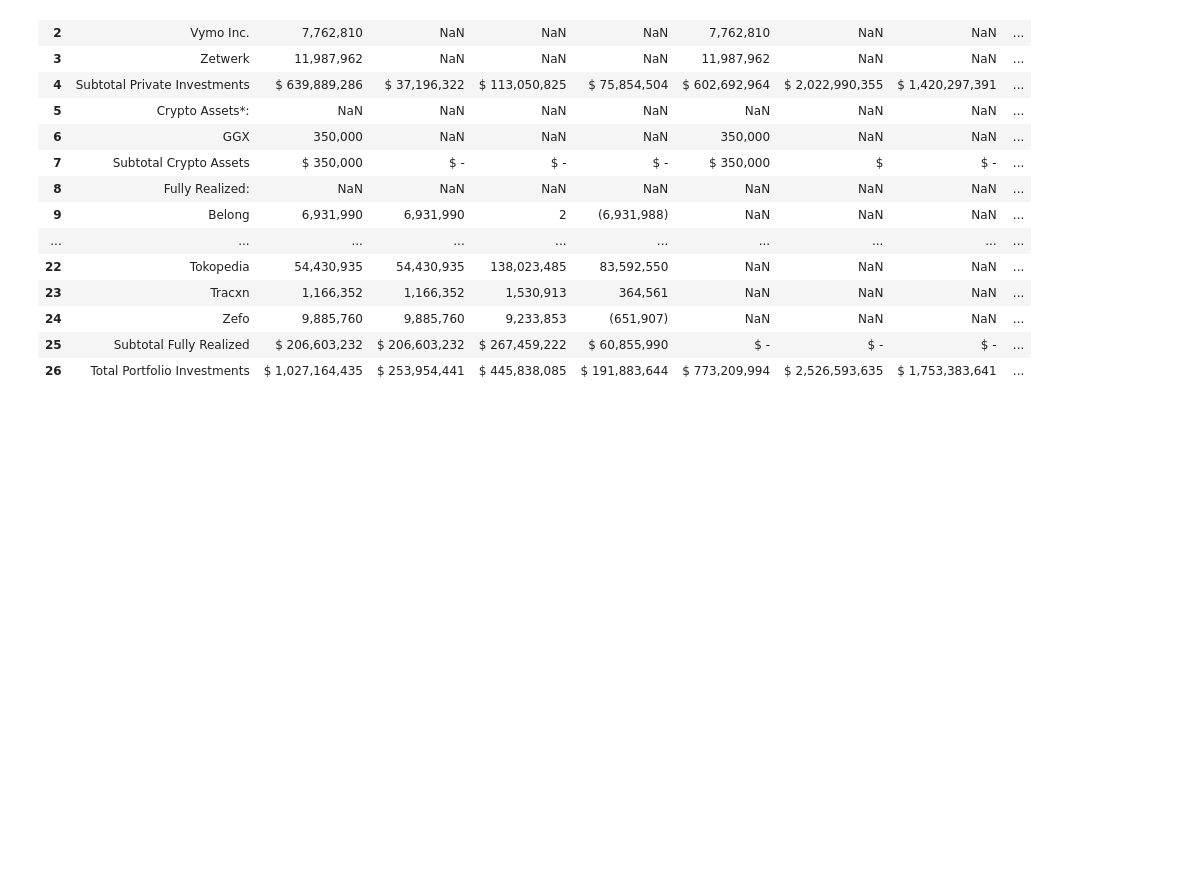
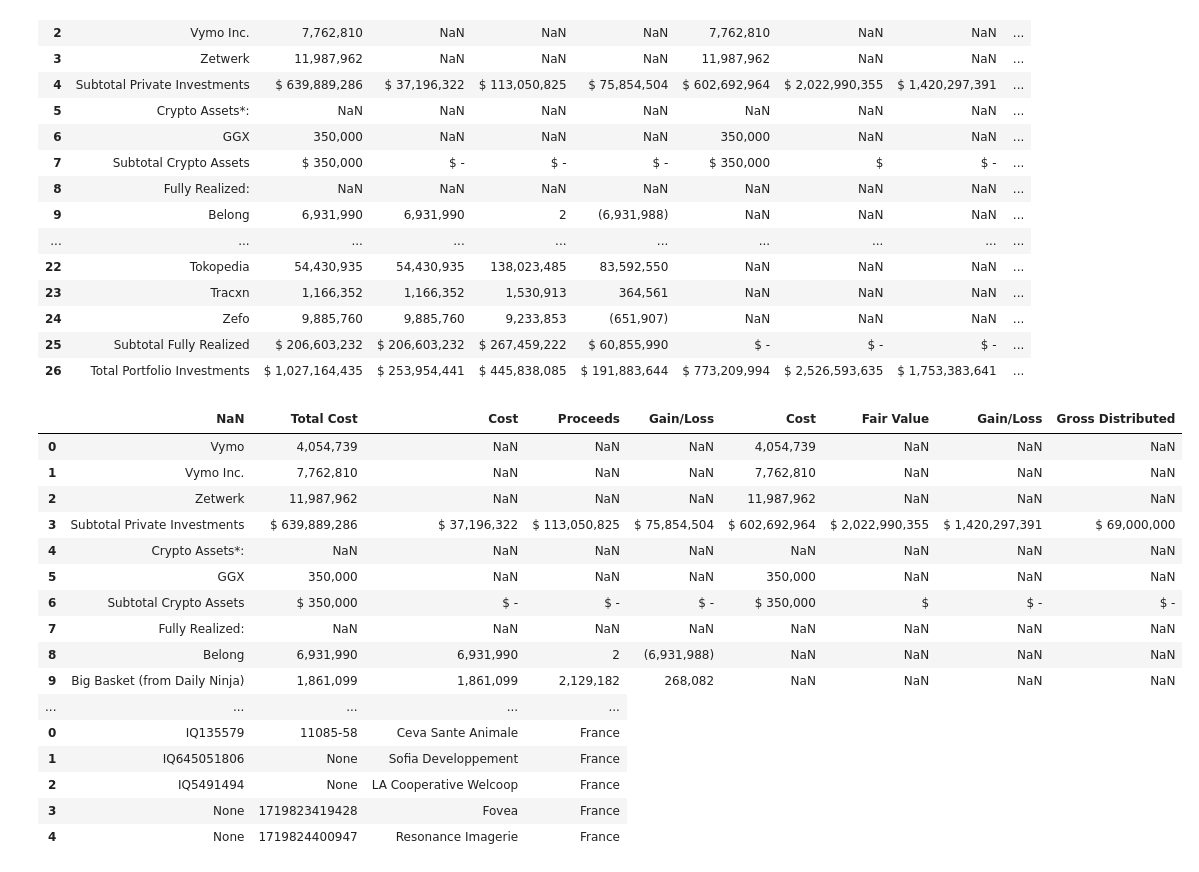
Before and after one commit to Steven-cpp/tableGPT, a Jupyter notebook: test.ipynb, the cells around one changed output. Drawn from its saved outputs; the diff is of its cells as text; code cells hidden in the pictures; blank space fills up the shorter version.

```diff
--- a/test.ipynb
+++ b/test.ipynb
@@ -33,3 +33,38 @@ df
 | 24 | Zefo | 9,885,760 | 9,885,760 | 9,233,853 | (651,907) | NaN | NaN | NaN | ... |
 | 25 | Subtotal Fully Realized | $ 206,603,232 | $ 206,603,232 | $ 267,459,222 | $ 60,855,990 | $ - | $ - | $ - | ... |
 | 26 | Total Portfolio Investments | $ 1,027,164,435 | $ 253,954,441 | $ 445,838,085 | $ 191,883,644 | $ 773,209,994 | $ 2,526,593,635 | $ 1,753,383,641 | ... |
+# %%
+pb_matched_comps = pd.read_csv('./pb_match_result.csv')
+company_name_list_pb = [i.replace("'", "''") for i in pb_matched_comps['CompanyName']]
+# company_name_list_pb.extend(company_name_list_raw)
+company_name_str = "('" + "', '".join(company_name_list_pb) + "')"
+
+with engine.begin() as conn:
+    df_inso = pd.read_sql_query(
+            f"""
+                SELECT CompanyKeyCapitalIQ, CompanyKeyPitchbook, CompanyName, Country
+                FROM PowerApps.LastCompanyEnriched
+                WHERE CompanyName in {company_name_str}
+            """,
+            conn
+		)
+
+df_inso
+# %% [output]
+|  | NaN | Total Cost | Cost | Proceeds | Gain/Loss | Cost | Fair Value | Gain/Loss | Gross Distributed |
+| 0 | Vymo | 4,054,739 | NaN | NaN | NaN | 4,054,739 | NaN | NaN | NaN |
+| 1 | Vymo Inc. | 7,762,810 | NaN | NaN | NaN | 7,762,810 | NaN | NaN | NaN |
+| 2 | Zetwerk | 11,987,962 | NaN | NaN | NaN | 11,987,962 | NaN | NaN | NaN |
+| 3 | Subtotal Private Investments | $ 639,889,286 | $ 37,196,322 | $ 113,050,825 | $ 75,854,504 | $ 602,692,964 | $ 2,022,990,355 | $ 1,420,297,391 | $ 69,000,000 |
+| 4 | Crypto Assets*: | NaN | NaN | NaN | NaN | NaN | NaN | NaN | NaN |
+| 5 | GGX | 350,000 | NaN | NaN | NaN | 350,000 | NaN | NaN | NaN |
+| 6 | Subtotal Crypto Assets | $ 350,000 | $ - | $ - | $ - | $ 350,000 | $ | $ - | $ - |
+| 7 | Fully Realized: | NaN | NaN | NaN | NaN | NaN | NaN | NaN | NaN |
+| 8 | Belong | 6,931,990 | 6,931,990 | 2 | (6,931,988) | NaN | NaN | NaN | NaN |
+| 9 | Big Basket (from Daily Ninja) | 1,861,099 | 1,861,099 | 2,129,182 | 268,082 | NaN | NaN | NaN | NaN |
+| ... | ... | ... | ... | ... |
+| 0 | IQ135579 | 11085-58 | Ceva Sante Animale | France |
+| 1 | IQ645051806 | None | Sofia Developpement | France |
+| 2 | IQ5491494 | None | LA Cooperative Welcoop | France |
+| 3 | None | 1719823419428 | Fovea | France |
+| 4 | None | 1719824400947 | Resonance Imagerie | France |
```
Also changed, not shown: parts of 37 cells of this notebook, 2 other files.
